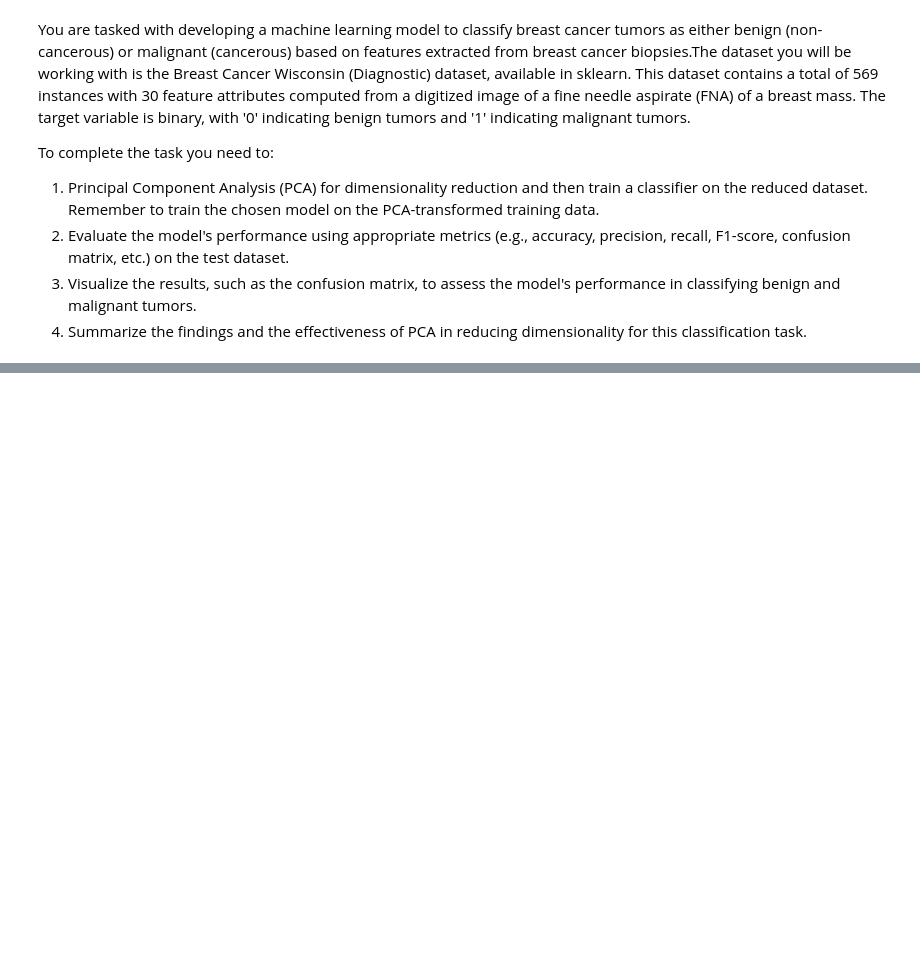
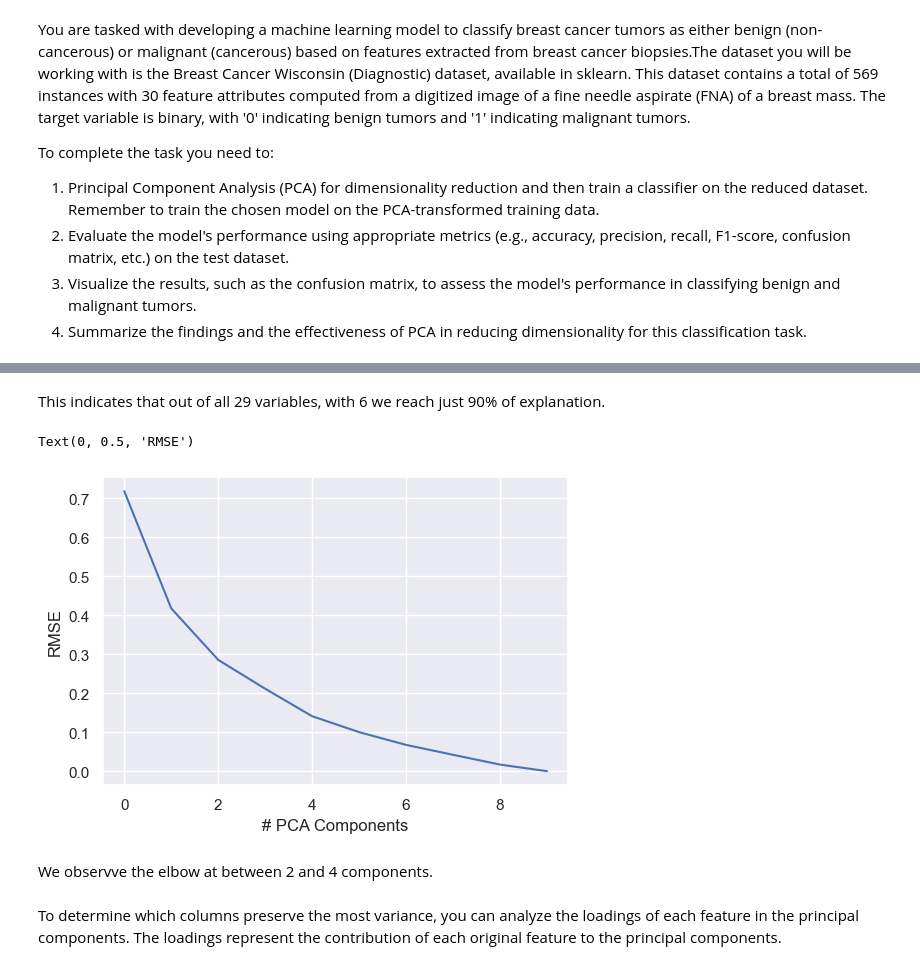
Before and after one commit to yagoTobi/Second-Term-ICAI-5th-Year, a Jupyter notebook: Machine Learning III/T2-Practical-Exercises/Homework/T2-Homework.ipynb, the cells around one changed output, grey strips where cells are left out. Drawn from its saved outputs; the diff is of its cells as text; code cells hidden in the pictures; blank space fills up the shorter version.

```diff
--- a/Machine Learning III/T2-Practical-Exercises/Homework/T2-Homework.ipynb
+++ b/Machine Learning III/T2-Practical-Exercises/Homework/T2-Homework.ipynb
@@ -17,0 +134,13 @@ X_data = load_breast_cancer()
+# %% [markdown]
+This indicates that out of all 29 variables, with 6 we reach just 90% of explanation.
+# %%
+sns.lineplot(RMSE)
+plt.xlabel('# PCA Components')
+plt.ylabel('RMSE')
+# %% [output]
+Text(0, 0.5, 'RMSE')
+[figure, added]
+# %% [markdown]
+We observve the elbow at between 2 and 4 components.
+# %% [markdown]
+To determine which columns preserve the most variance, you can analyze the loadings of each feature in the principal components. The loadings represent the contribution of each original feature to the principal components.
```
Also changed, not shown: parts of 60 cells of this notebook, 7 other files.
